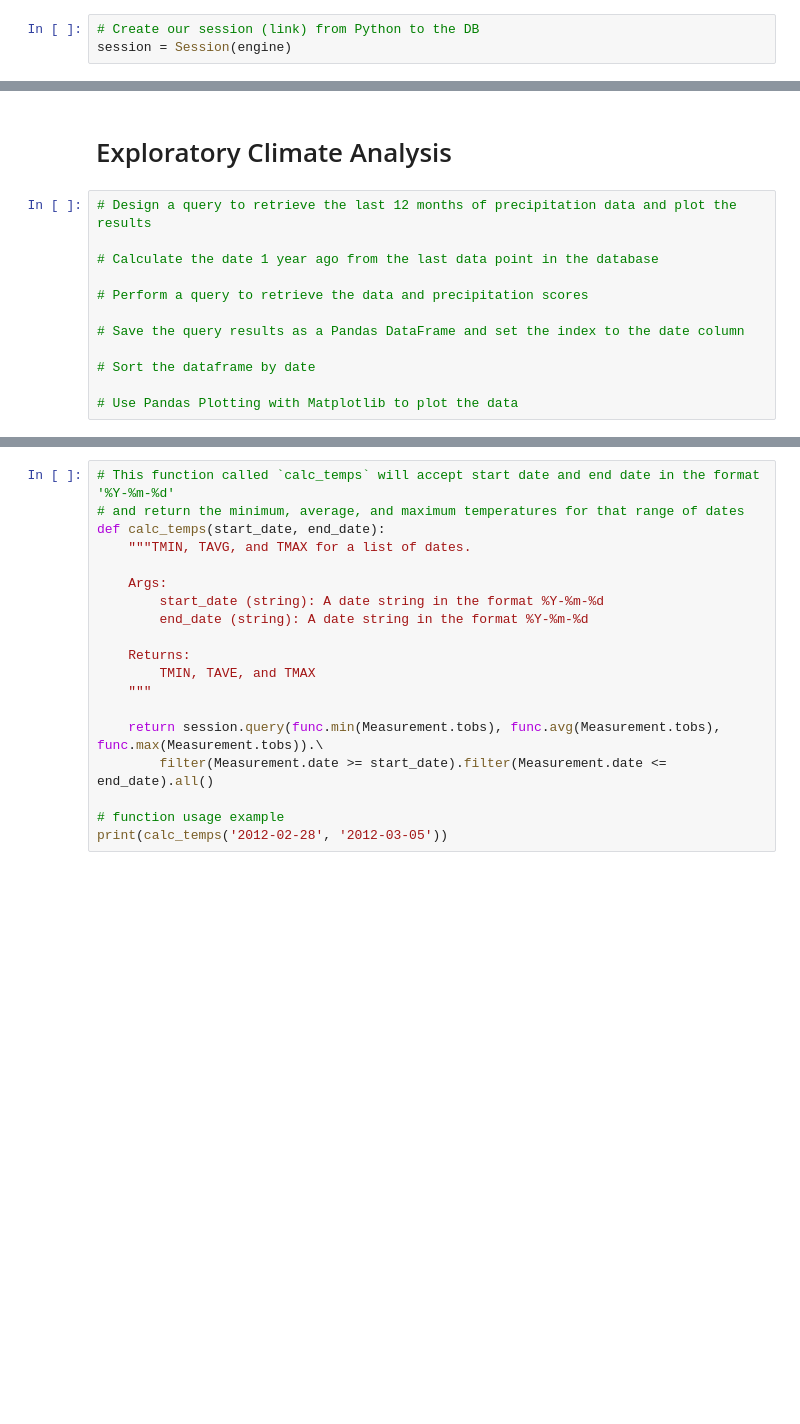
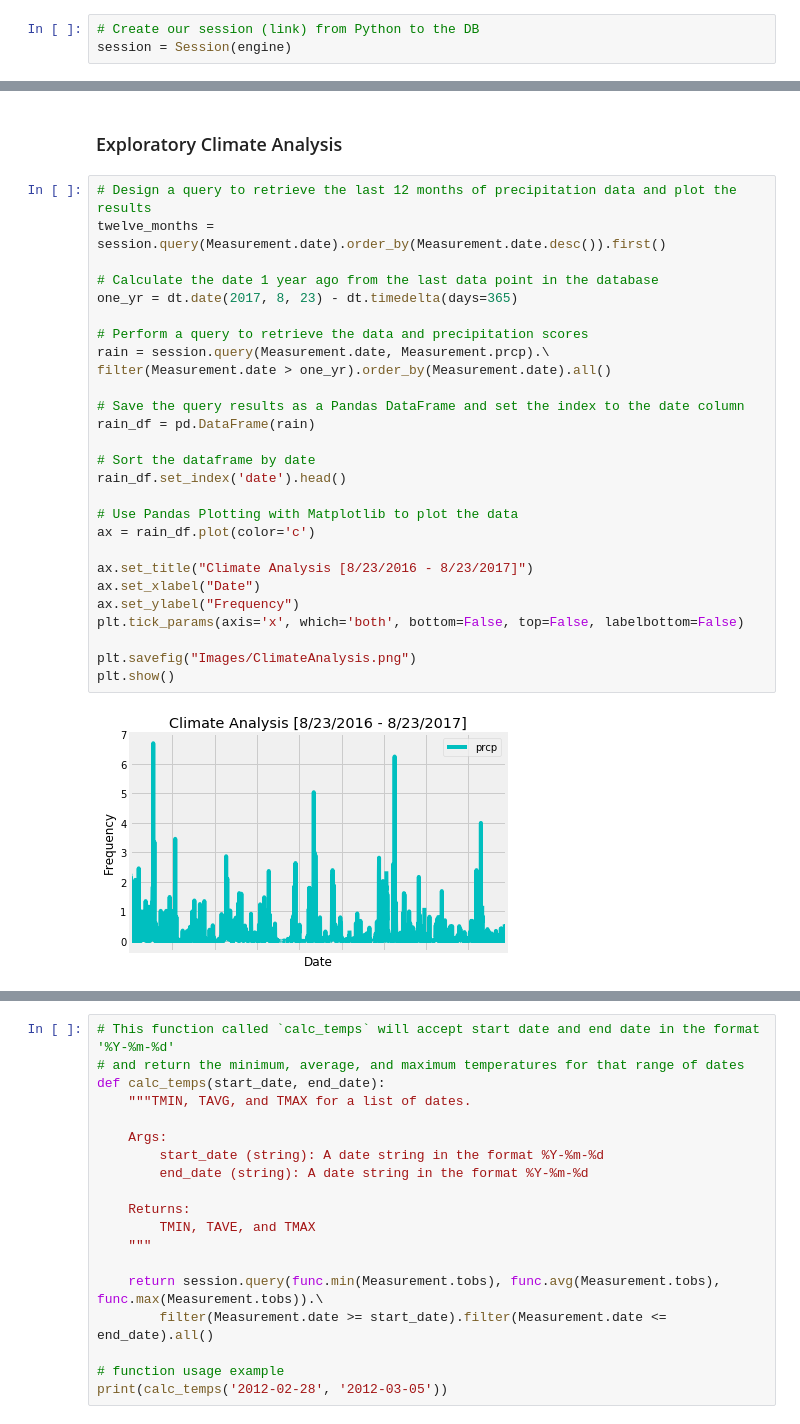
Before and after one commit to ro-esq7/sqlalchemy-challenge, a Jupyter notebook: climate_RE.ipynb, the cells around one changed output, grey strips where cells are left out. Cells and saved outputs as stored; diff of their text form; blank space fills up the shorter version.

```diff
--- a/climate_RE.ipynb
+++ b/climate_RE.ipynb
@@ -38,14 +66,31 @@ session = Session(engine)
 # %% [markdown]
-# Exploratory Climate Analysis
+### Exploratory Climate Analysis
 # %%
 # Design a query to retrieve the last 12 months of precipitation data and plot the results
+twelve_months = session.query(Measurement.date).order_by(Measurement.date.desc()).first()
 
 # Calculate the date 1 year ago from the last data point in the database
+one_yr = dt.date(2017, 8, 23) - dt.timedelta(days=365)
 
 # Perform a query to retrieve the data and precipitation scores
+rain = session.query(Measurement.date, Measurement.prcp).\
+filter(Measurement.date > one_yr).order_by(Measurement.date).all()
 
 # Save the query results as a Pandas DataFrame and set the index to the date column
+rain_df = pd.DataFrame(rain)
 
 # Sort the dataframe by date
+rain_df.set_index('date').head()
 
 # Use Pandas Plotting with Matplotlib to plot the data
+ax = rain_df.plot(color='c')
+
+ax.set_title("Climate Analysis [8/23/2016 - 8/23/2017]")
+ax.set_xlabel("Date")
+ax.set_ylabel("Frequency")
+plt.tick_params(axis='x', which='both', bottom=False, top=False, labelbottom=False)
+
+plt.savefig("Images/ClimateAnalysis.png")
+plt.show()
+# %% [output]
+[figure, added]
```
Also changed, not shown: parts of 22 cells of this notebook.
